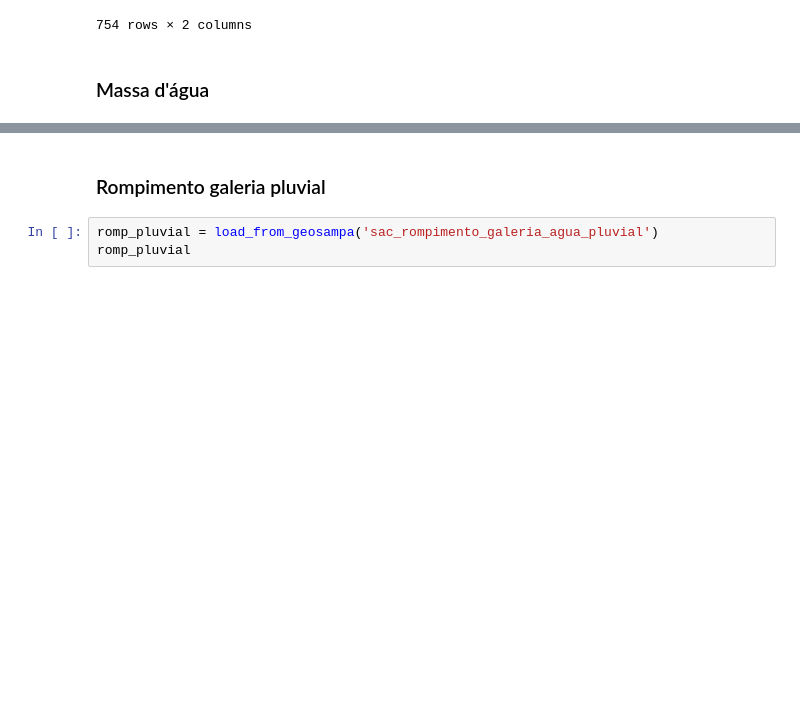
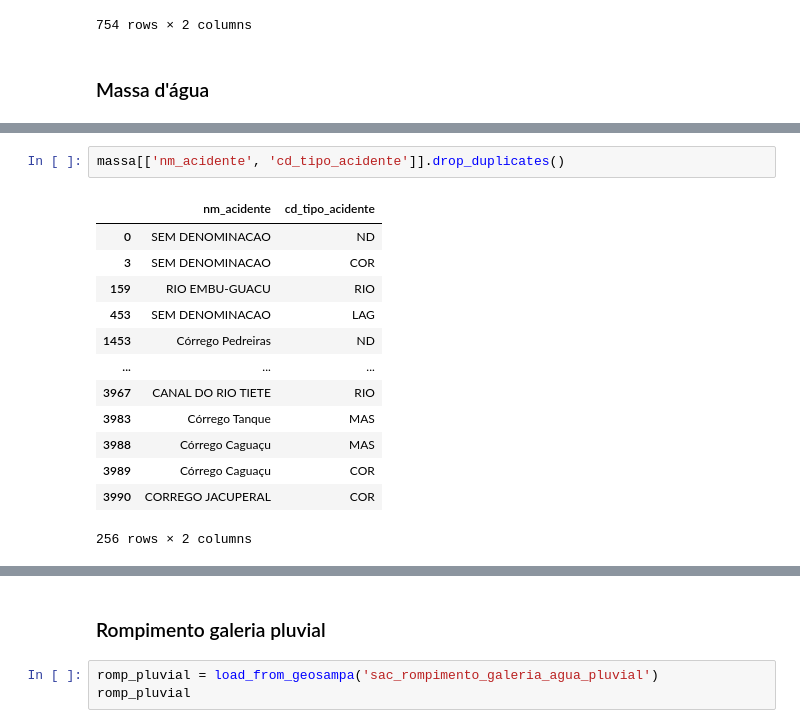
Before and after one commit to sepep-pmsp/hydra, a Jupyter notebook: notebooks/02_camadas_adicionais.ipynb, the cells around one changed output, grey strips where cells are left out. Cells and saved outputs as stored; diff of their text form; blank space fills up the shorter version.

```diff
--- a/notebooks/02_camadas_adicionais.ipynb
+++ b/notebooks/02_camadas_adicionais.ipynb
@@ -630,0 +650,16 @@ Essa camada parece estar com algum problema no geosampa. Vou ignorá-la por ora
+# %%
+massa[['nm_acidente', 'cd_tipo_acidente']].drop_duplicates()
+# %% [output]
+|  | nm_acidente | cd_tipo_acidente |
+| 0 | SEM DENOMINACAO | ND |
+| 3 | SEM DENOMINACAO | COR |
+| 159 | RIO EMBU-GUACU | RIO |
+| 453 | SEM DENOMINACAO | LAG |
+| 1453 | Córrego Pedreiras | ND |
+| ... | ... | ... |
+| 3967 | CANAL DO RIO TIETE | RIO |
+| 3983 | Córrego Tanque | MAS |
+| 3988 | Córrego Caguaçu | MAS |
+| 3989 | Córrego Caguaçu | COR |
+| 3990 | CORREGO JACUPERAL | COR |
+256 rows × 2 columns
```
Also changed, not shown: parts of 12 cells of this notebook, 1 other file.
